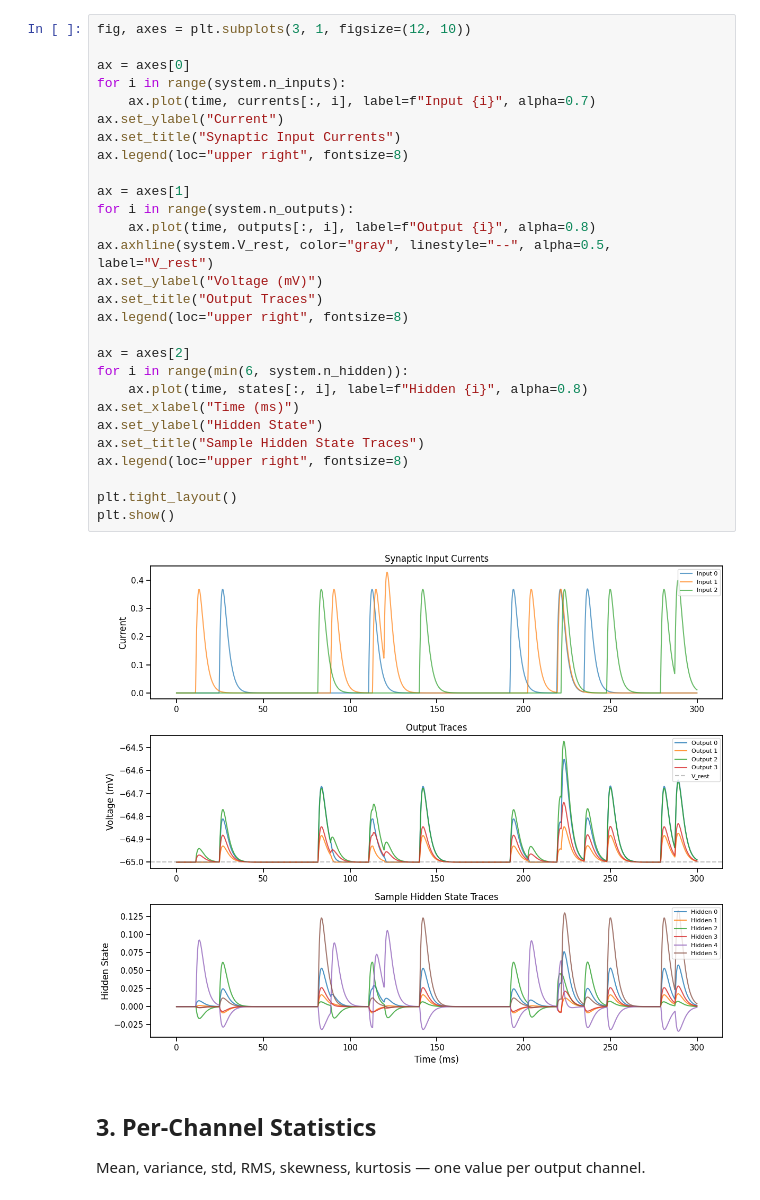
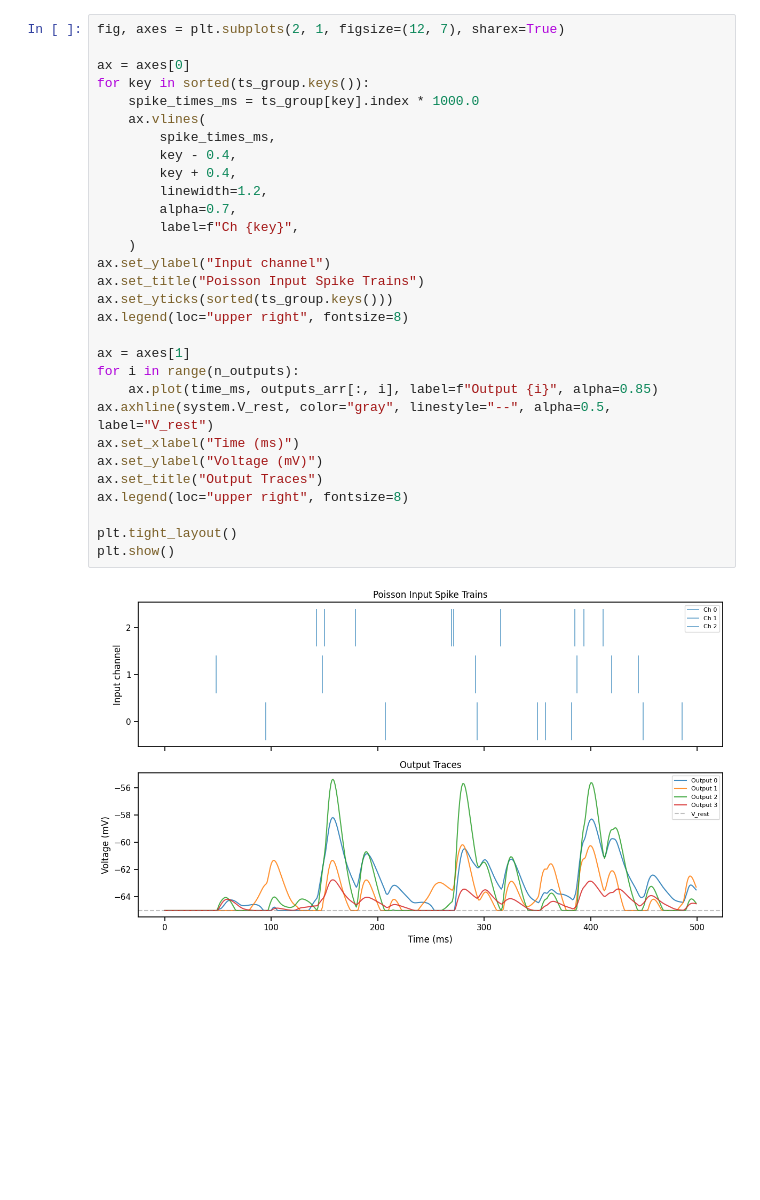
Before and after one commit to jmrfox/neurosignature, a Jupyter notebook: notebooks/simple_analysis.ipynb, the cells around one changed output. Saved outputs shown, nothing was run; the diff lists cells and outputs as text; blank space fills up the shorter version.

```diff
--- a/notebooks/simple_analysis.ipynb
+++ b/notebooks/simple_analysis.ipynb
@@ -79,34 +97,32 @@ Output range  : [-65.000, -64.472]
 # %%
-fig, axes = plt.subplots(3, 1, figsize=(12, 10))
+fig, axes = plt.subplots(2, 1, figsize=(12, 7), sharex=True)
 
 ax = axes[0]
-for i in range(system.n_inputs):
-    ax.plot(time, currents[:, i], label=f"Input {i}", alpha=0.7)
-ax.set_ylabel("Current")
-ax.set_title("Synaptic Input Currents")
+for key in sorted(ts_group.keys()):
+    spike_times_ms = ts_group[key].index * 1000.0
+    ax.vlines(
+        spike_times_ms,
+        key - 0.4,
+        key + 0.4,
+        linewidth=1.2,
+        alpha=0.7,
+        label=f"Ch {key}",
+    )
+ax.set_ylabel("Input channel")
+ax.set_title("Poisson Input Spike Trains")
+ax.set_yticks(sorted(ts_group.keys()))
 ax.legend(loc="upper right", fontsize=8)
 
 ax = axes[1]
-for i in range(system.n_outputs):
-    ax.plot(time, outputs[:, i], label=f"Output {i}", alpha=0.8)
+for i in range(n_outputs):
+    ax.plot(time_ms, outputs_arr[:, i], label=f"Output {i}", alpha=0.85)
 ax.axhline(system.V_rest, color="gray", linestyle="--", alpha=0.5, label="V_rest")
+ax.set_xlabel("Time (ms)")
 ax.set_ylabel("Voltage (mV)")
 ax.set_title("Output Traces")
 ax.legend(loc="upper right", fontsize=8)
 
-ax = axes[2]
-for i in range(min(6, system.n_hidden)):
-    ax.plot(time, states[:, i], label=f"Hidden {i}", alpha=0.8)
-ax.set_xlabel("Time (ms)")
-ax.set_ylabel("Hidden State")
-ax.set_title("Sample Hidden State Traces")
-ax.legend(loc="upper right", fontsize=8)
-
 plt.tight_layout()
 plt.show()
 # %% [output]
-[figure, old version]
+[figure, new version]
-# %% [markdown]
-## 3. Per-Channel Statistics
-
-Mean, variance, std, RMS, skewness, kurtosis — one value per output channel.
```
Also changed, not shown: parts of 25 cells of this notebook, 28 other files.
